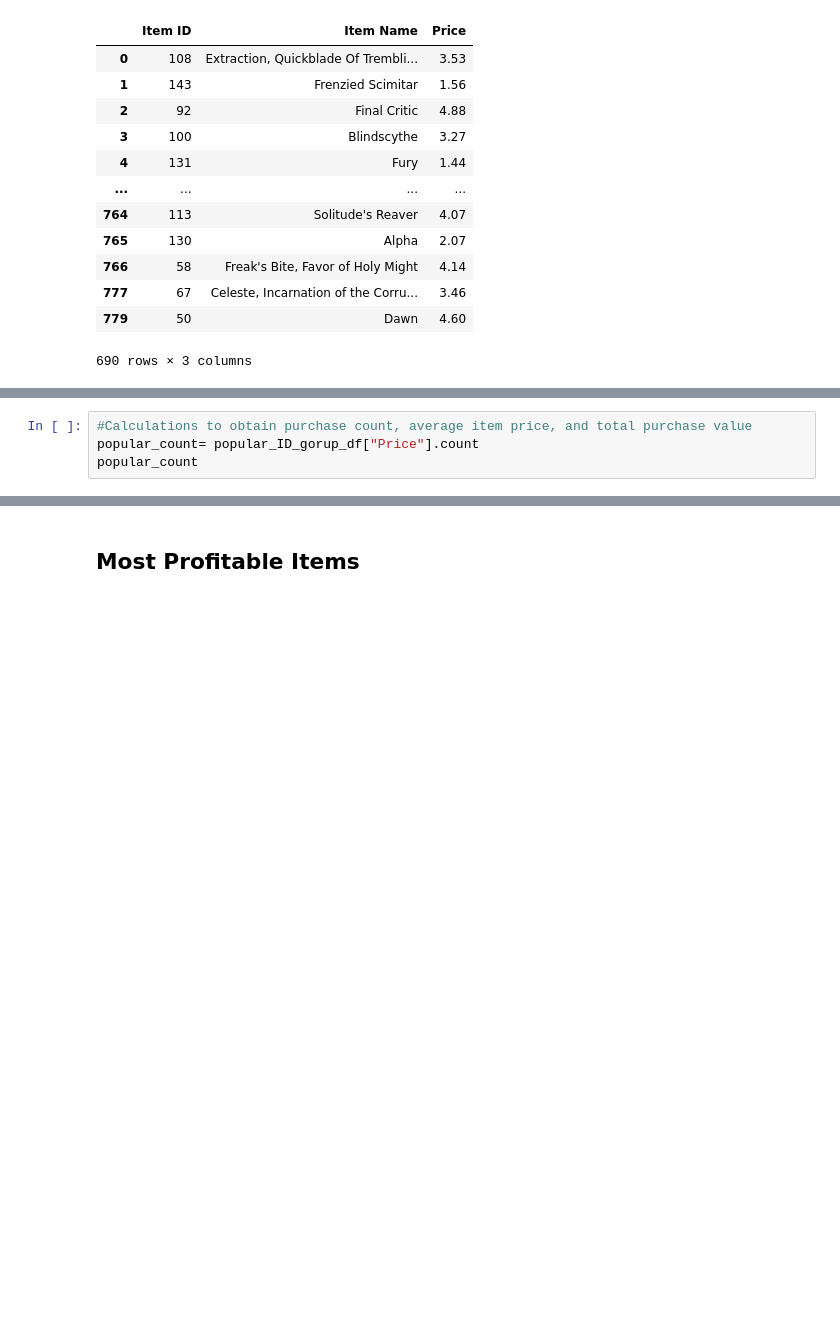
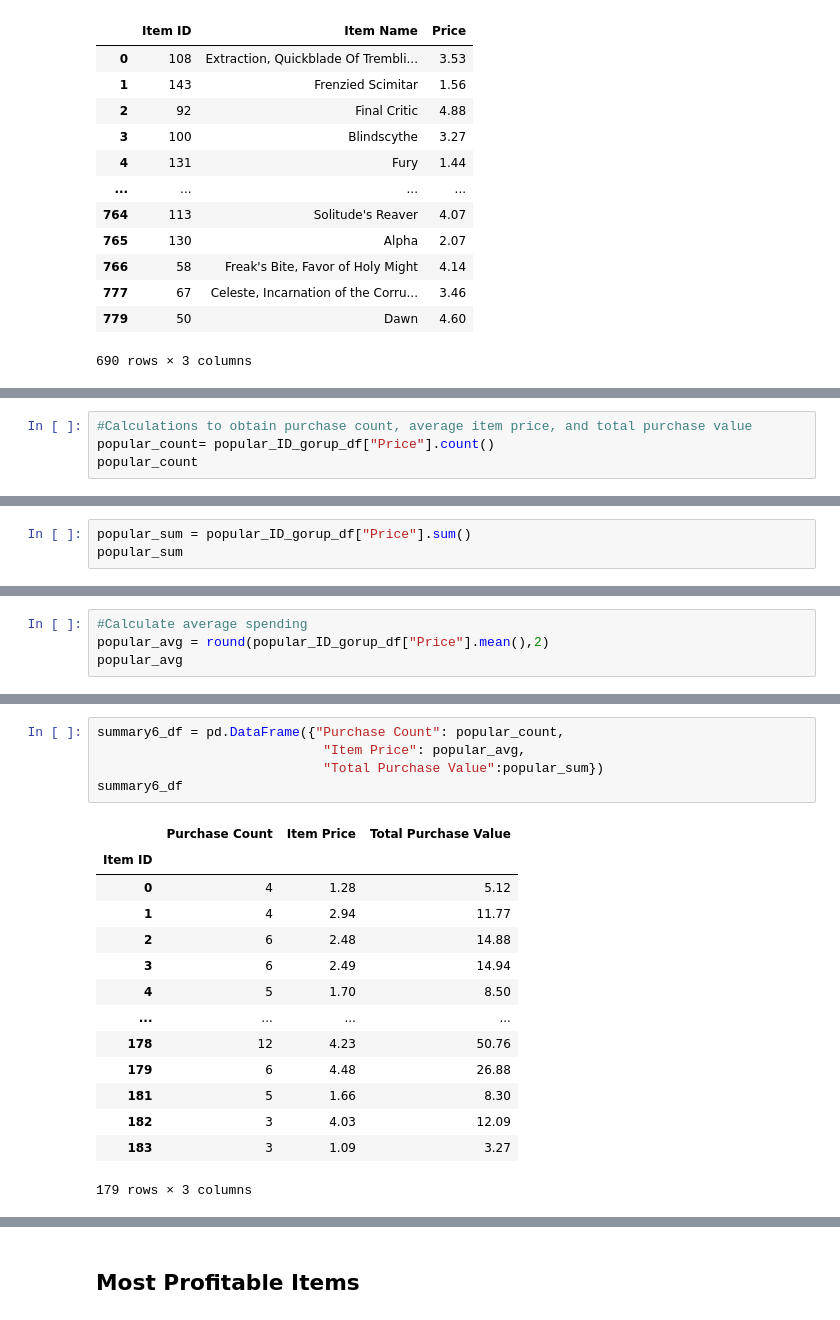
Before and after one commit to dmayo0317/pandas-challenge, a Jupyter notebook: HeroesOfPymoli/HeroesOfPymoli_starter.ipynb, the cells around one changed output, grey strips where cells are left out. Cells and saved outputs as stored; diff of their text form; blank space fills up the shorter version.

Commit message:
Completed Popular Section Summary

```diff
--- a/HeroesOfPymoli/HeroesOfPymoli_starter.ipynb
+++ b/HeroesOfPymoli/HeroesOfPymoli_starter.ipynb
@@ -774,5 +769,5 @@ AttributeError: 'DataFrameGroupBy' object has no attribute 'groupby'
 # %%
 #Calculations to obtain purchase count, average item price, and total purchase value
-popular_count= popular_ID_gorup_df["Price"].count
+popular_count= popular_ID_gorup_df["Price"].count()
 popular_count
 # %% [output]
@@ -781,0 +787,3 @@ popular_av
+# %%
+popular_sum = popular_ID_gorup_df["Price"].sum()
+popular_sum
@@ -781,0 +804,4 @@ popular_av
+# %%
+#Calculate average spending
+popular_avg = round(popular_ID_gorup_df["Price"].mean(),2)
+popular_avg
@@ -781,0 +822,20 @@ popular_av
+# %%
+summary6_df = pd.DataFrame({"Purchase Count": popular_count,
+                             "Item Price": popular_avg,
+                             "Total Purchase Value":popular_sum})
+summary6_df
+# %% [output]
+|  | Purchase Count | Item Price | Total Purchase Value |
+| Item ID |  |  |  |
+| 0 | 4 | 1.28 | 5.12 |
+| 1 | 4 | 2.94 | 11.77 |
+| 2 | 6 | 2.48 | 14.88 |
+| 3 | 6 | 2.49 | 14.94 |
+| 4 | 5 | 1.70 | 8.50 |
+| ... | ... | ... | ... |
+| 178 | 12 | 4.23 | 50.76 |
+| 179 | 6 | 4.48 | 26.88 |
+| 181 | 5 | 1.66 | 8.30 |
+| 182 | 3 | 4.03 | 12.09 |
+| 183 | 3 | 1.09 | 3.27 |
+179 rows × 3 columns
```
Also changed, not shown: parts of 6 cells of this notebook.
